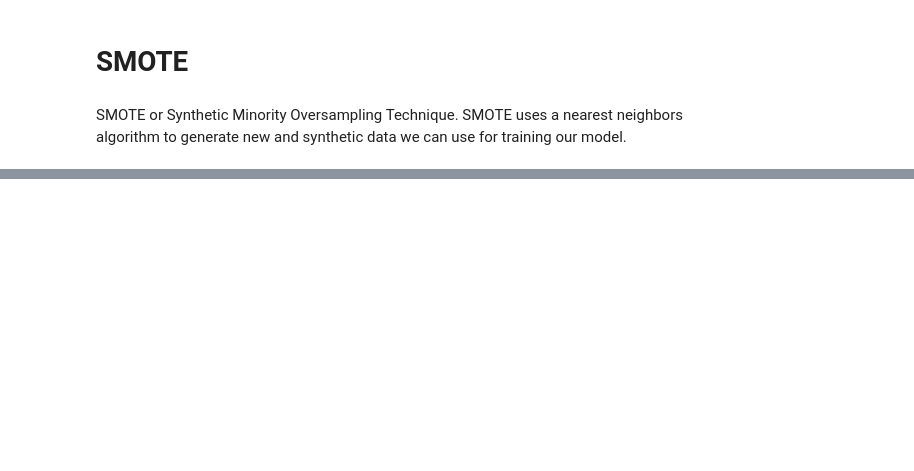
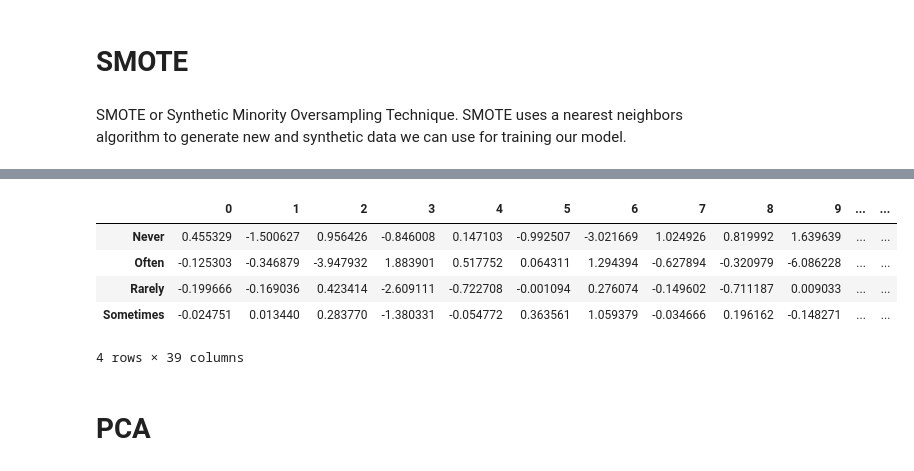
Before and after one commit to ChuckPryor/MentalHealth, a Jupyter notebook: data_prep.ipynb, the cells around one changed output, grey strips where cells are left out. Saved outputs shown, nothing was run; the diff lists cells and outputs as text; code cells hidden in the pictures; blank space fills up the shorter version.

```diff
--- a/data_prep.ipynb
+++ b/data_prep.ipynb
@@ -223,6 +201,0 @@ X_train.shape
-# %%
-from sklearn.linear_model import LogisticRegression
-
-logreg = LogisticRegression(C=1e12, solver='liblinear')
-
-model = logreg.fit(X_train, y_train)
@@ -375,0 +272,11 @@ plot_feature_importances(smote_model)
+# %%
+df_coef
+# %% [output]
+|  | 0 | 1 | 2 | 3 | 4 | 5 | 6 | 7 | 8 | 9 | ... | ... |
+| Never | 0.455329 | -1.500627 | 0.956426 | -0.846008 | 0.147103 | -0.992507 | -3.021669 | 1.024926 | 0.819992 | 1.639639 | ... | ... |
+| Often | -0.125303 | -0.346879 | -3.947932 | 1.883901 | 0.517752 | 0.064311 | 1.294394 | -0.627894 | -0.320979 | -6.086228 | ... | ... |
+| Rarely | -0.199666 | -0.169036 | 0.423414 | -2.609111 | -0.722708 | -0.001094 | 0.276074 | -0.149602 | -0.711187 | 0.009033 | ... | ... |
+| Sometimes | -0.024751 | 0.013440 | 0.283770 | -1.380331 | -0.054772 | 0.363561 | 1.059379 | -0.034666 | 0.196162 | -0.148271 | ... | ... |
+4 rows × 39 columns
+# %% [markdown]
+# PCA
```
Also changed, not shown: parts of 43 cells of this notebook.
